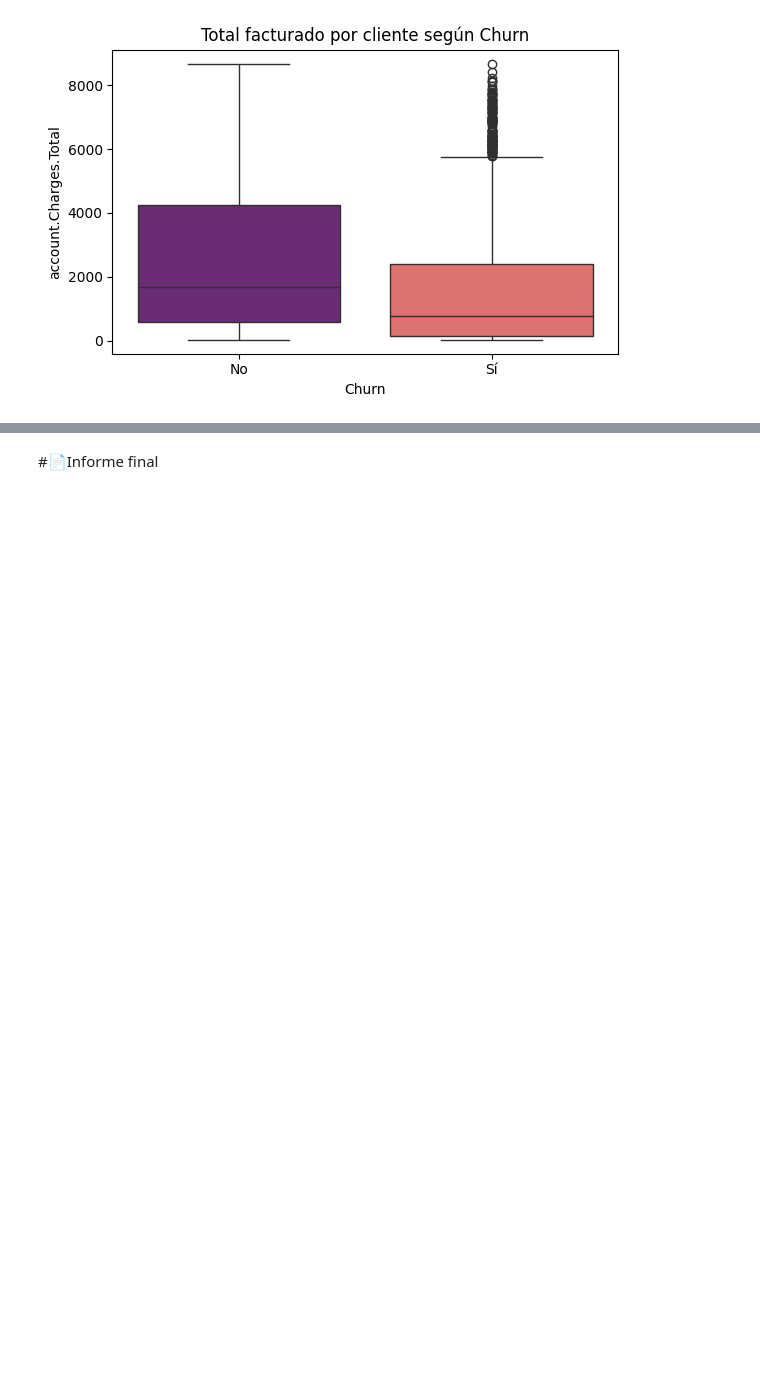
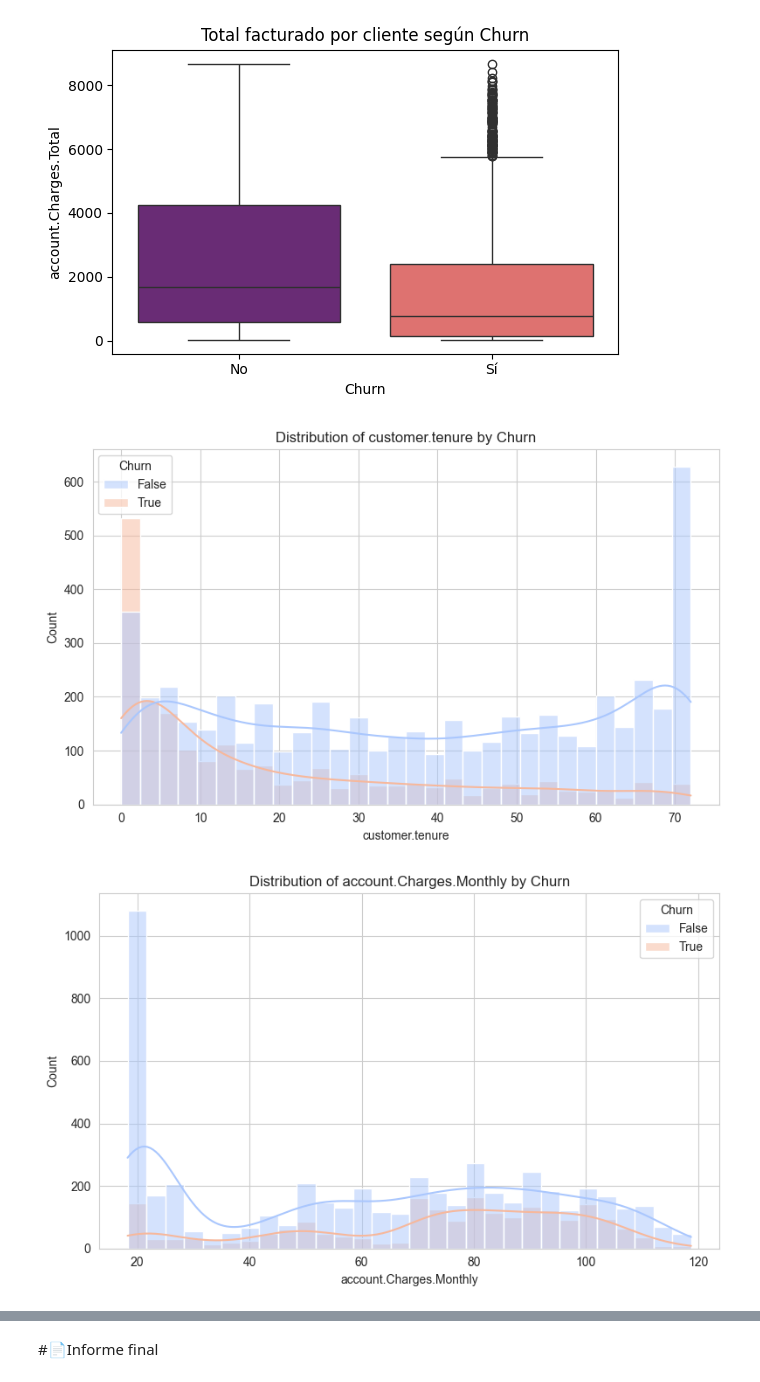
Before and after one commit to sebastian172gm/Challenge-One, a Jupyter notebook: challenge-telecomX_Latam/TelecomX_LATAM.ipynb, the cells around one changed output, grey strips where cells are left out. Saved outputs shown, nothing was run; the diff lists cells and outputs as text; code cells hidden in the pictures; blank space fills up the shorter version.

```diff
--- a/challenge-telecomX_Latam/TelecomX_LATAM.ipynb
+++ b/challenge-telecomX_Latam/TelecomX_LATAM.ipynb
@@ -184,3 +281,23 @@ plt.tight_layout()
 plt.show()
 # %% [output]
 [figure]
+# %%
+# --- 5. Churn by Numerical Features ---
+numeric_features = ['customer.tenure', 'account.Charges.Monthly', 'account.Charges.Total']
+
+for feature in numeric_features:
+    plt.figure(figsize=(8, 5))
+    sns.histplot(data=df1, x=feature, hue='Churn', kde=True, palette='coolwarm', bins=30)
+    plt.title(f"Distribution of {feature} by Churn")
+    plt.tight_layout()
+    plt.show()
+
+# --- 6. Correlation Analysis ---
+plt.figure(figsize=(10, 8))
+corr = df1.corr(numeric_only=True)
+sns.heatmap(corr, annot=True, cmap='YlGnBu', fmt='.2f')
+plt.title("Correlation Heatmap")
+plt.show()
+# %% [output]
+[figure, added]
+[figure, added]
```
Also changed, not shown: parts of 11 cells of this notebook.
